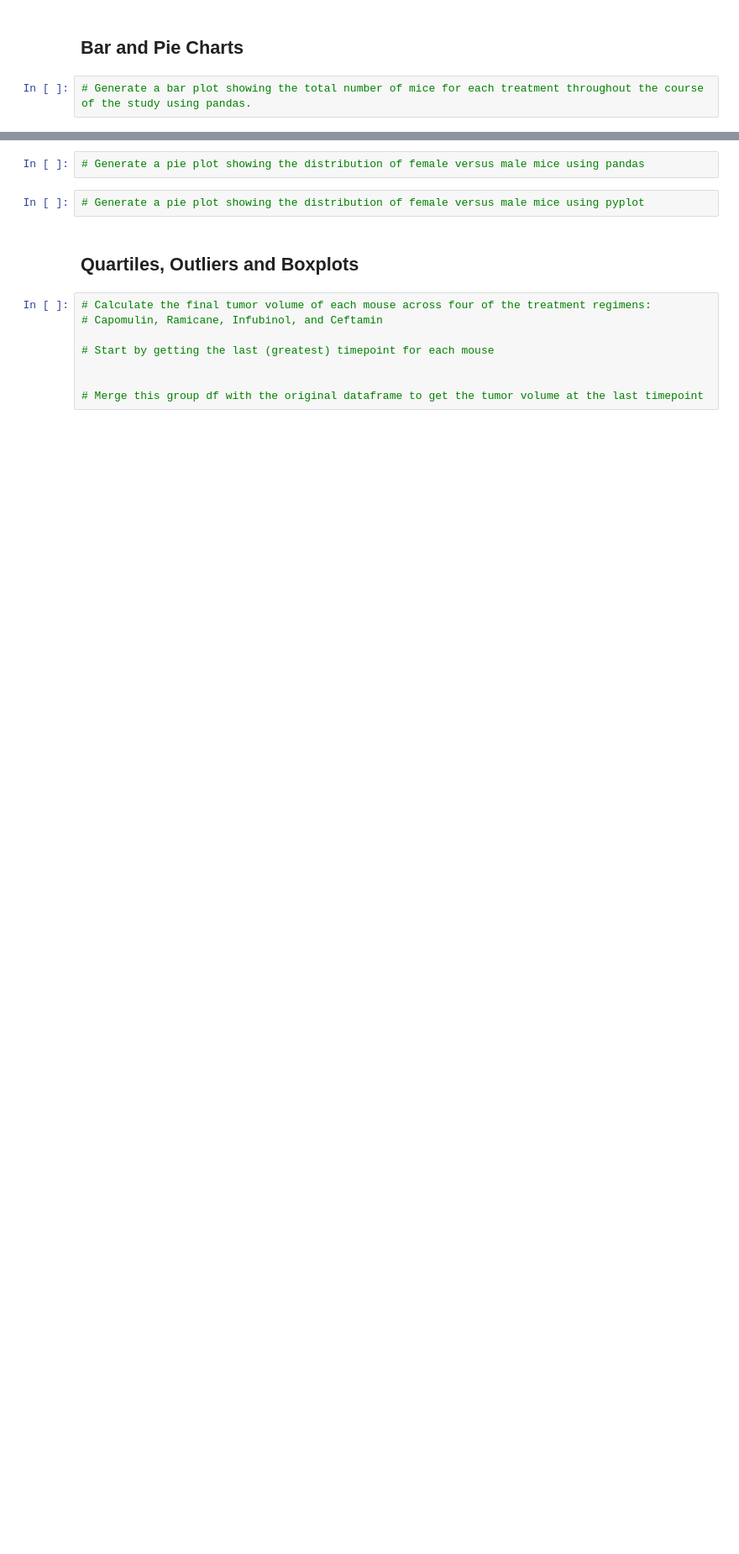
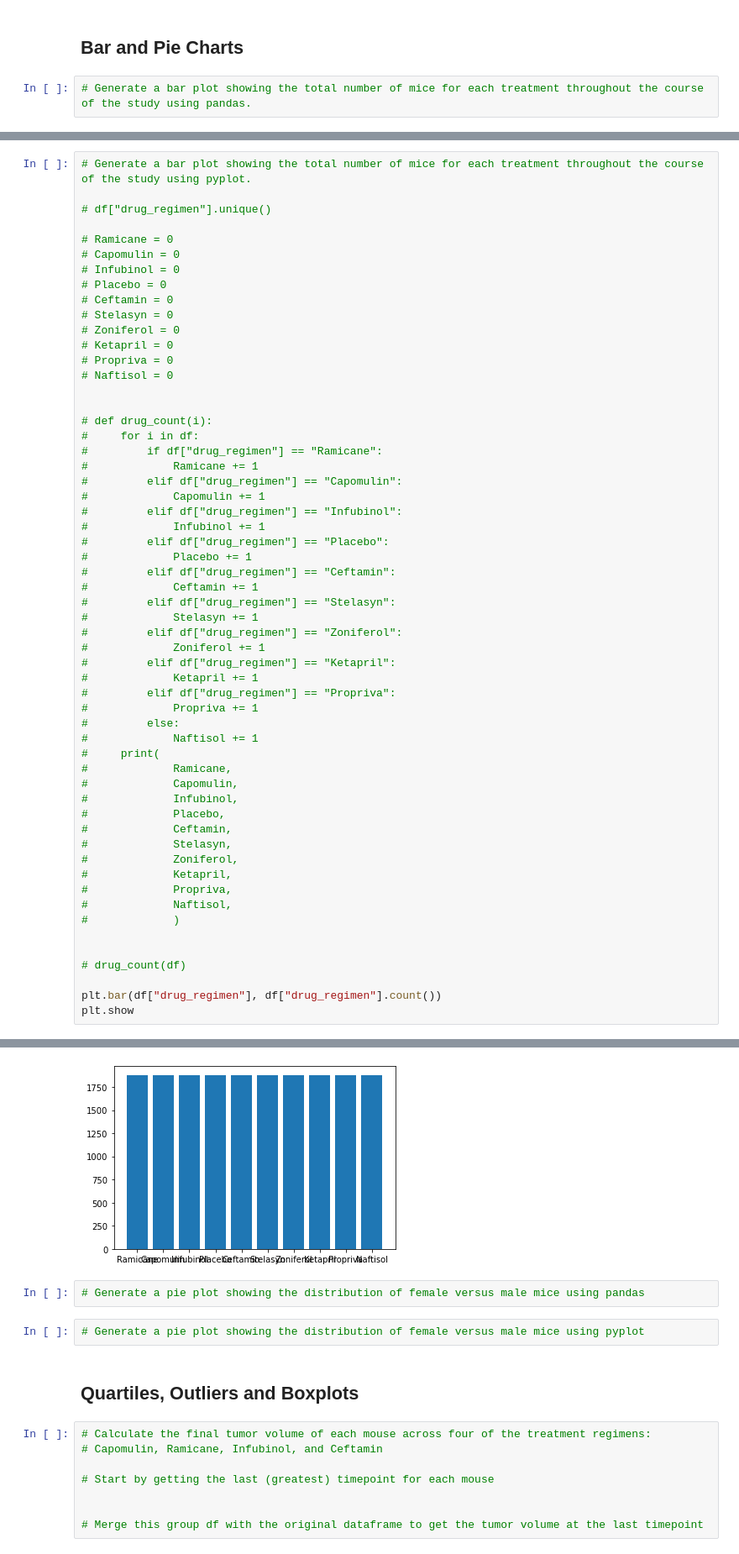
Before and after one commit to BatesJ72/matplotib_practice, a Jupyter notebook: pymaceuticals_v2.ipynb, the cells around one changed output, grey strips where cells are left out. Shown at 84% size. Drawn from its saved outputs; the diff is of its cells as text; blank space fills up the shorter version.

```diff
--- a/pymaceuticals_v2.ipynb
+++ b/pymaceuticals_v2.ipynb
@@ -172,0 +162,58 @@ plt.showplot
+# %%
+# Generate a bar plot showing the total number of mice for each treatment throughout the course of the study using pyplot.
+
+# df["drug_regimen"].unique()
+
+# Ramicane = 0
+# Capomulin = 0
+# Infubinol = 0
+# Placebo = 0
+# Ceftamin = 0
+# Stelasyn = 0
+# Zoniferol = 0
+# Ketapril = 0
+# Propriva = 0
+# Naftisol = 0
+
+
+# def drug_count(i):
+#     for i in df:
+#         if df["drug_regimen"] == "Ramicane":
+#             Ramicane += 1
+#         elif df["drug_regimen"] == "Capomulin":
+#             Capomulin += 1
+#         elif df["drug_regimen"] == "Infubinol":
+#             Infubinol += 1
+#         elif df["drug_regimen"] == "Placebo":
+#             Placebo += 1
+#         elif df["drug_regimen"] == "Ceftamin":
+#             Ceftamin += 1
+#         elif df["drug_regimen"] == "Stelasyn":
+#             Stelasyn += 1
+#         elif df["drug_regimen"] == "Zoniferol":
+#             Zoniferol += 1
+#         elif df["drug_regimen"] == "Ketapril":
+#             Ketapril += 1
+#         elif df["drug_regimen"] == "Propriva":
+#             Propriva += 1
+#         else:
+#             Naftisol += 1
+#     print(
+#             Ramicane,
+#             Capomulin,
+#             Infubinol,
+#             Placebo,
+#             Ceftamin,
+#             Stelasyn,
+#             Zoniferol,
+#             Ketapril,
+#             Propriva,
+#             Naftisol,
+#             )
+
+
+# drug_count(df)
+
+plt.bar(df["drug_regimen"], df["drug_regimen"].count())
+plt.show
+# %% [output]
@@ -173,3 +221,4 @@ plt.showplot
+[figure, added]
 # %%
 # Generate a pie plot showing the distribution of female versus male mice using pandas
 # %%
```
Also changed, not shown: parts of 7 cells of this notebook.
